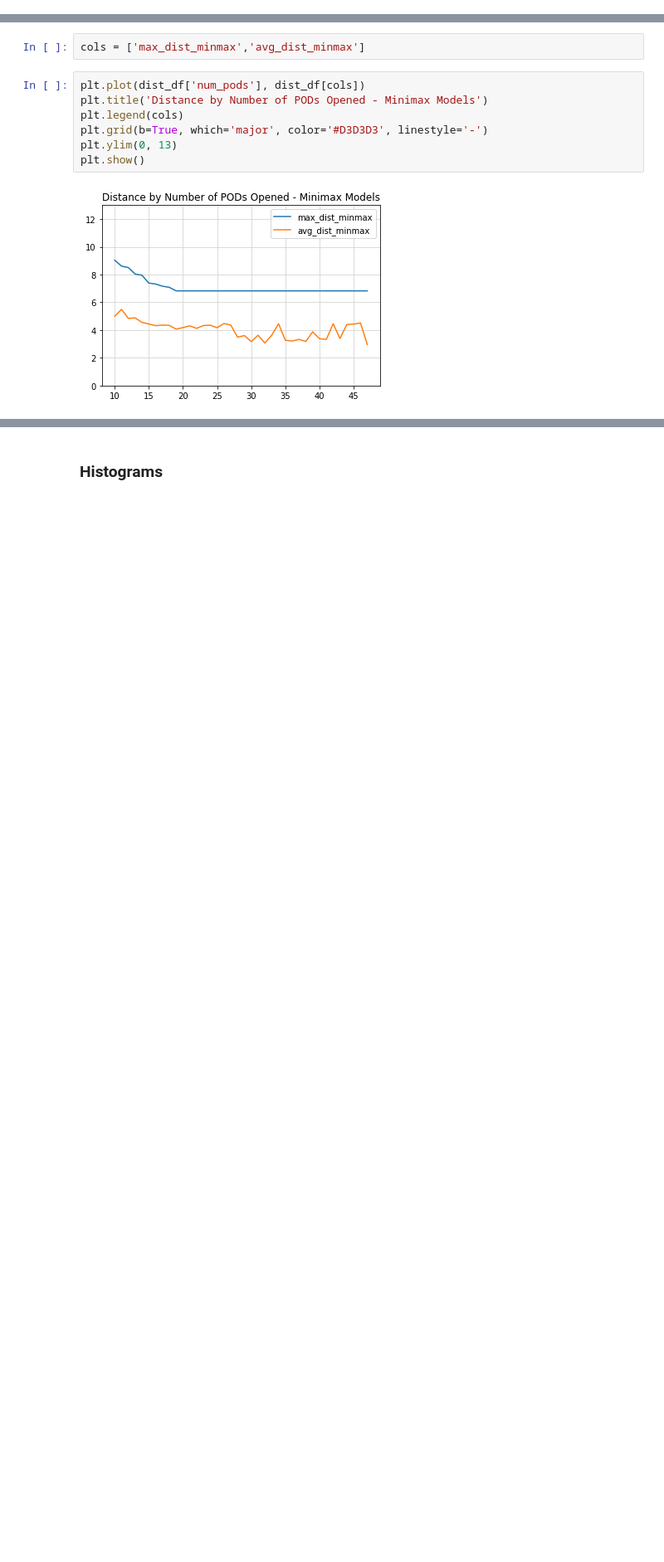
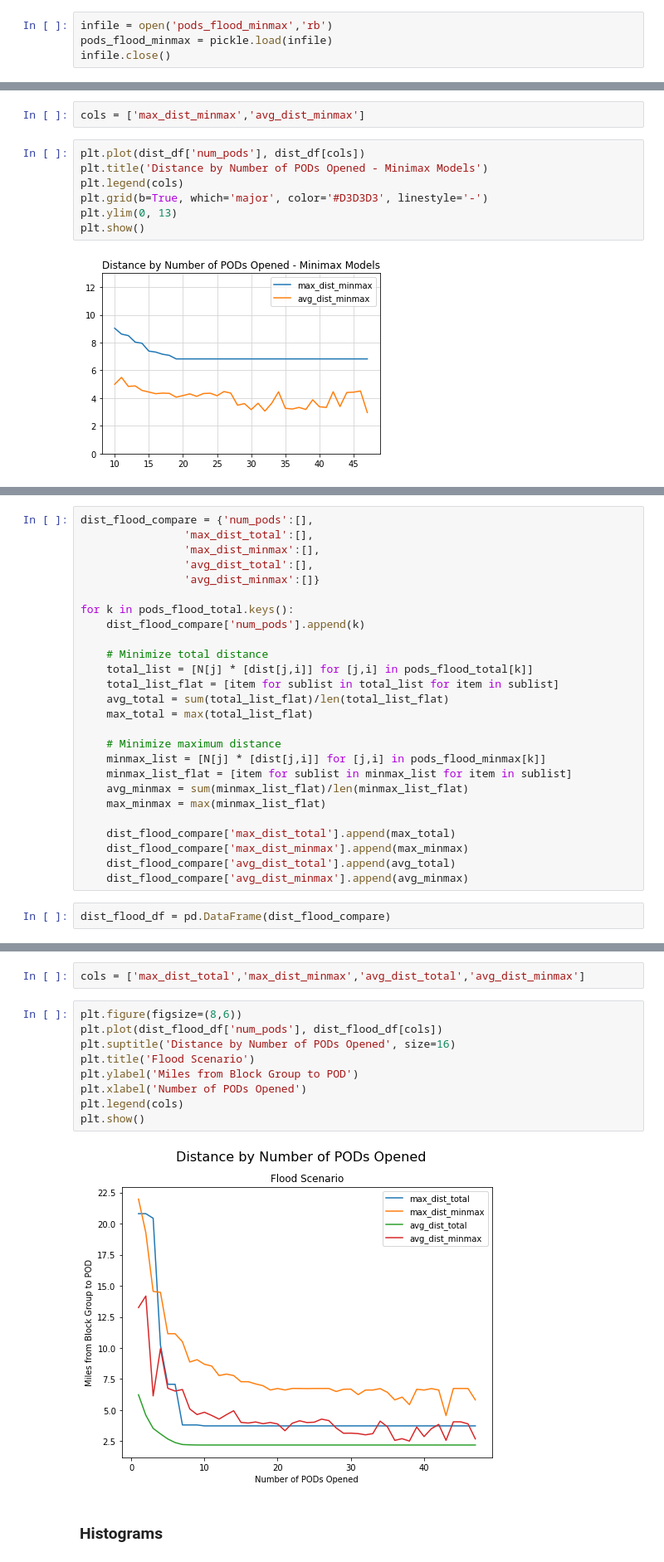
Before and after one commit to espeigle36/points-of-dispense, a Jupyter notebook: Analysis_E.ipynb, the cells around one changed output, grey strips where cells are left out. Shown at 83% size. Saved outputs shown, nothing was run; the diff lists cells and outputs as text; blank space fills up the shorter version.

```diff
--- a/Analysis_E.ipynb
+++ b/Analysis_E.ipynb
@@ -29,3 +32,7 @@ infile.close()
+# %%
+infile = open('pods_flood_minmax','rb')
+pods_flood_minmax = pickle.load(infile)
+infile.close()
 # %% [markdown]
 ### Comparing average and maximum distance by PODs opened
 # %%
@@ -100,0 +111,28 @@ plt.show()
+# %%
+dist_flood_compare = {'num_pods':[],
+                'max_dist_total':[],
+                'max_dist_minmax':[],
+                'avg_dist_total':[],
+                'avg_dist_minmax':[]}
+
+for k in pods_flood_total.keys():
+    dist_flood_compare['num_pods'].append(k)
+
+    # Minimize total distance
+    total_list = [N[j] * [dist[j,i]] for [j,i] in pods_flood_total[k]]
+    total_list_flat = [item for sublist in total_list for item in sublist]
+    avg_total = sum(total_list_flat)/len(total_list_flat)
+    max_total = max(total_list_flat)
+
+    # Minimize maximum distance
+    minmax_list = [N[j] * [dist[j,i]] for [j,i] in pods_flood_minmax[k]]
+    minmax_list_flat = [item for sublist in minmax_list for item in sublist]
+    avg_minmax = sum(minmax_list_flat)/len(minmax_list_flat)
+    max_minmax = max(minmax_list_flat)
+
+    dist_flood_compare['max_dist_total'].append(max_total)
+    dist_flood_compare['max_dist_minmax'].append(max_minmax)
+    dist_flood_compare['avg_dist_total'].append(avg_total)
+    dist_flood_compare['avg_dist_minmax'].append(avg_minmax)
+# %%
+dist_flood_df = pd.DataFrame(dist_flood_compare)
@@ -101,2 +148,15 @@ plt.show()
+# %%
+cols = ['max_dist_total','max_dist_minmax','avg_dist_total','avg_dist_minmax']
+# %%
+plt.figure(figsize=(8,6))
+plt.plot(dist_flood_df['num_pods'], dist_flood_df[cols])
+plt.suptitle('Distance by Number of PODs Opened', size=16)
+plt.title('Flood Scenario')
+plt.ylabel('Miles from Block Group to POD')
+plt.xlabel('Number of PODs Opened')
+plt.legend(cols)
+plt.show()
+# %% [output]
+[figure, added]
 # %% [markdown]
 ### Histograms
```
Also changed, not shown: parts of 21 cells of this notebook, 3 other files.
